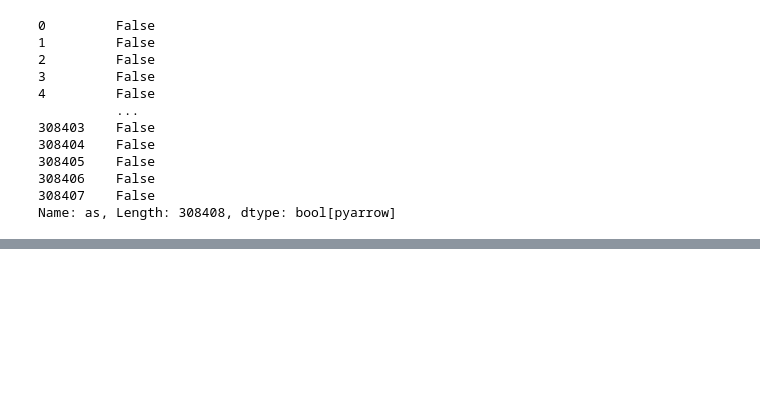
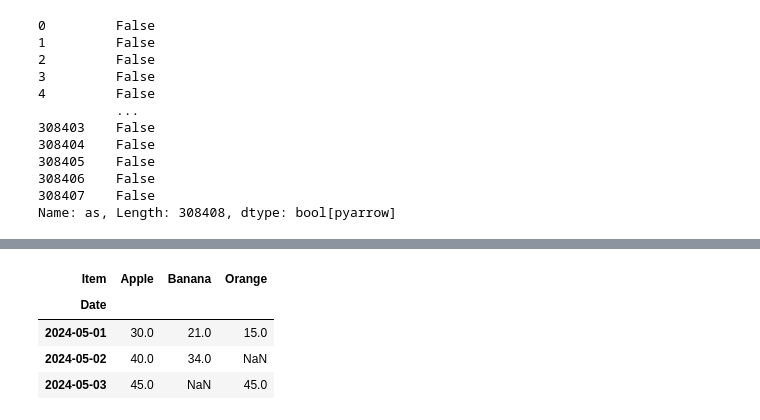
Before and after one commit to kaushinn/PANDAS-basics, a Jupyter notebook: tutorial.ipynb, the cells around one changed output, grey strips where cells are left out. Saved outputs shown, nothing was run; the diff lists cells and outputs as text; code cells hidden in the pictures; blank space fills up the shorter version.

```diff
--- a/tutorial.ipynb
+++ b/tutorial.ipynb
@@ -1246,0 +1263,9 @@ bios.head()
+# %%
+pivot_table = pd.pivot_table(df, values='Units Sold', index='Date', columns='Item', aggfunc='sum')
+pivot_table
+# %% [output]
+| Item | Apple | Banana | Orange |
+| Date |  |  |  |
+| 2024-05-01 | 30.0 | 21.0 | 15.0 |
+| 2024-05-02 | 40.0 | 34.0 | NaN |
+| 2024-05-03 | 45.0 | NaN | 45.0 |
```
Also changed, not shown: parts of 8 cells of this notebook, 5 other files.
